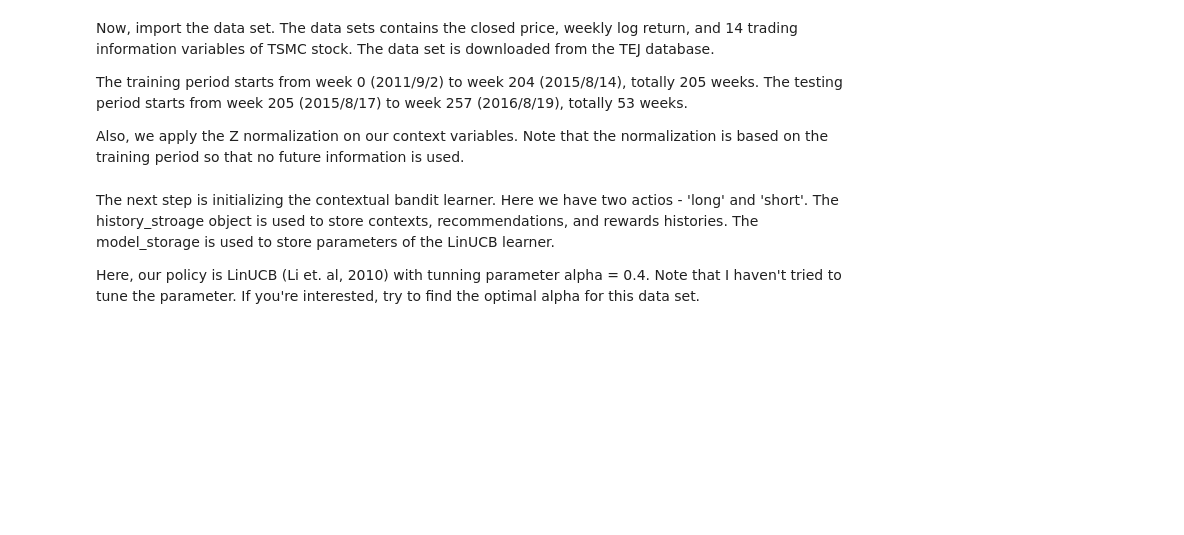
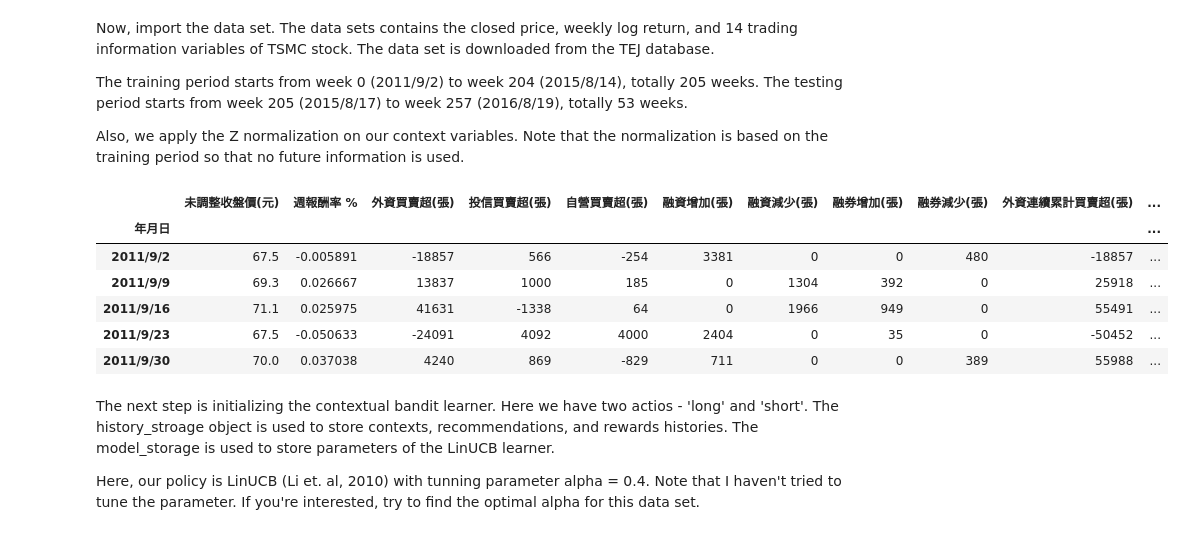
Before and after one commit to taweihuang/stock_trading_bandit, a Jupyter notebook: trading_linucb.ipynb, the cells around one changed output. Saved outputs shown, nothing was run; the diff lists cells and outputs as text; code cells hidden in the pictures; blank space fills up the shorter version.

```diff
--- a/trading_linucb.ipynb
+++ b/trading_linucb.ipynb
@@ -15,4 +15,15 @@ Now, import the data set. The data sets contains the closed price, weekly log re
 The training period starts from week 0 (2011/9/2) to week 204 (2015/8/14), totally 205 weeks. The testing period starts from week 205 (2015/8/17) to week 257 (2016/8/19), totally 53 weeks.
 
 Also, we apply the Z normalization on our context variables. Note that the normalization is based on the training period so that no future information is used.
+# %%
+data = pd.read_table('data4.csv', sep=',', encoding='cp950', index_col=0)
+data.head(5)
+# %% [output]
+|  | 未調整收盤價(元) | 週報酬率 % | 外資買賣超(張) | 投信買賣超(張) | 自營買賣超(張) | 融資增加(張) | 融資減少(張) | 融券增加(張) | 融券減少(張) | 外資連續累計買賣超(張) | ... |
+| 年月日 |  |  |  |  |  |  |  |  |  |  | ... |
+| 2011/9/2 | 67.5 | -0.005891 | -18857 | 566 | -254 | 3381 | 0 | 0 | 480 | -18857 | ... |
+| 2011/9/9 | 69.3 | 0.026667 | 13837 | 1000 | 185 | 0 | 1304 | 392 | 0 | 25918 | ... |
+| 2011/9/16 | 71.1 | 0.025975 | 41631 | -1338 | 64 | 0 | 1966 | 949 | 0 | 55491 | ... |
+| 2011/9/23 | 67.5 | -0.050633 | -24091 | 4092 | 4000 | 2404 | 0 | 35 | 0 | -50452 | ... |
+| 2011/9/30 | 70.0 | 0.037038 | 4240 | 869 | -829 | 711 | 0 | 0 | 389 | 55988 | ... |
 # %%
```
Also changed, not shown: parts of 2 cells of this notebook.
